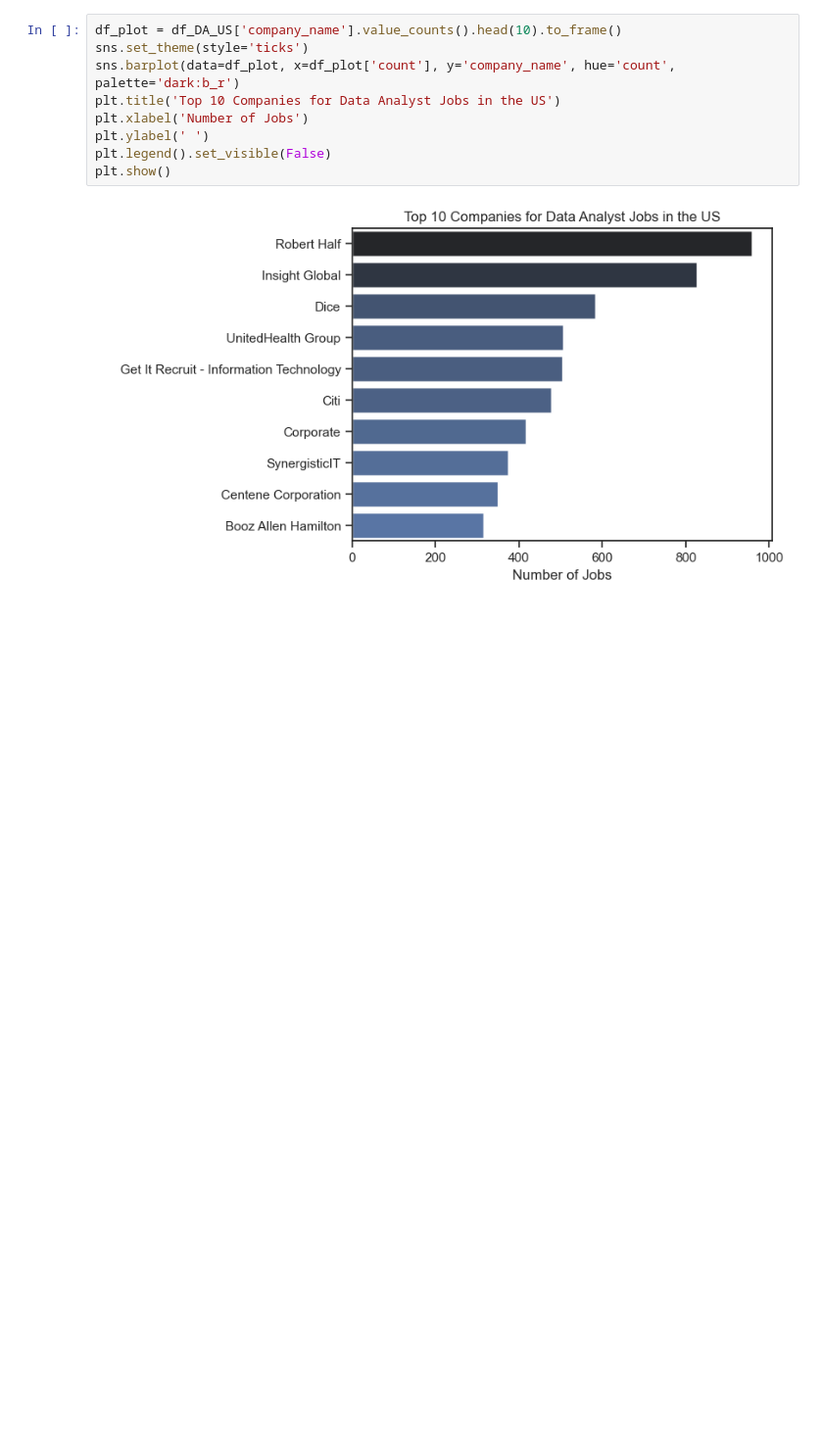
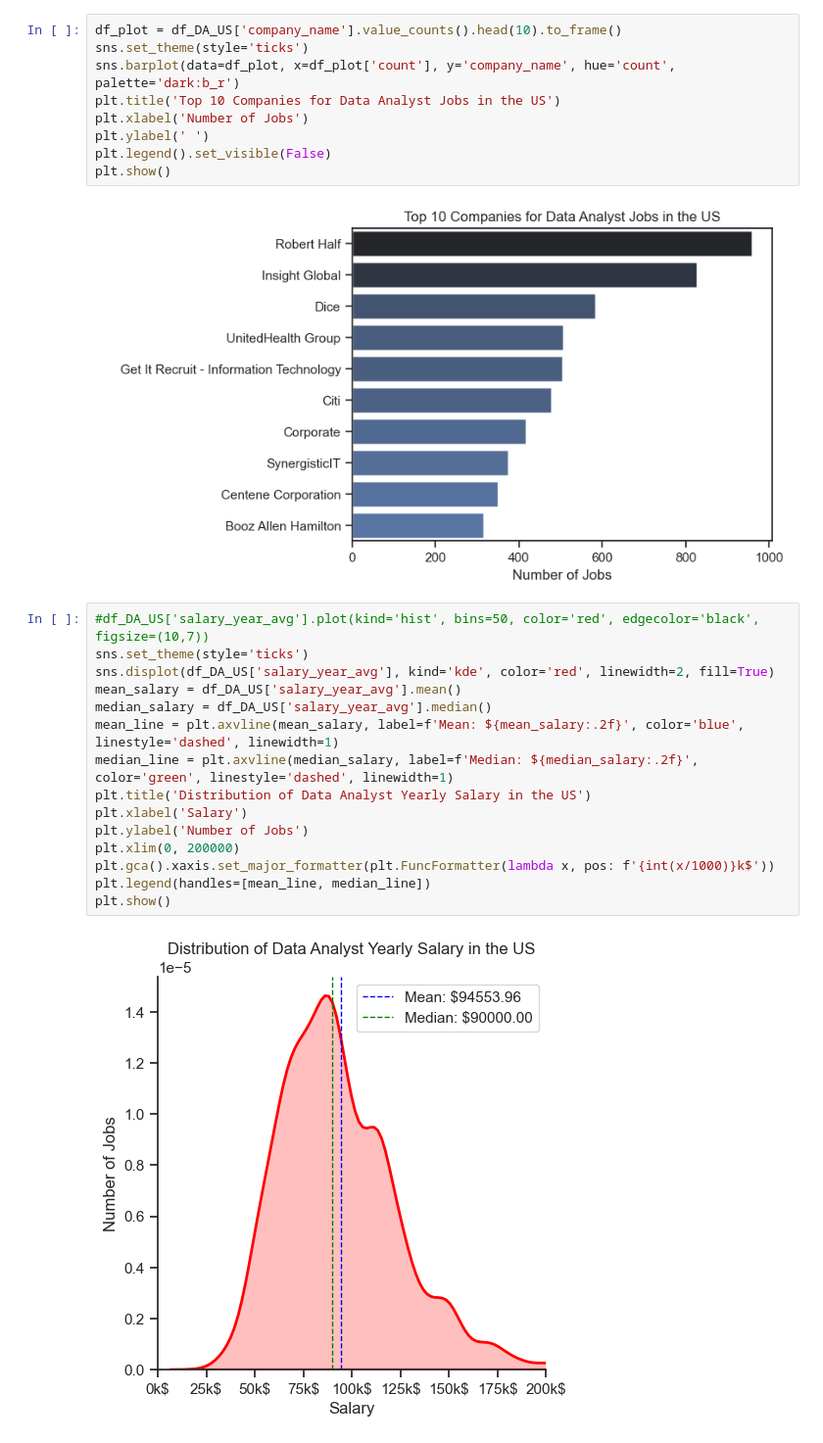
Before and after one commit to phanimoo/Python-Course, a Jupyter notebook: Python_Data_Project/3_Project/1_EDA_intro.ipynb, the cells around one changed output. Shown: that part at 98% size. Saved outputs shown, nothing was run; the diff lists cells and outputs as text; blank space fills up the shorter version.

Commit message:
add salary dist

```diff
--- a/Python_Data_Project/3_Project/1_EDA_intro.ipynb
+++ b/Python_Data_Project/3_Project/1_EDA_intro.ipynb
@@ -72,3 +72,20 @@ plt.legend().set_visible(False)
 plt.show()
 # %% [output]
 [figure]
+# %%
+#df_DA_US['salary_year_avg'].plot(kind='hist', bins=50, color='red', edgecolor='black', figsize=(10,7))
+sns.set_theme(style='ticks')
+sns.displot(df_DA_US['salary_year_avg'], kind='kde', color='red', linewidth=2, fill=True)
+mean_salary = df_DA_US['salary_year_avg'].mean()
+median_salary = df_DA_US['salary_year_avg'].median()
+mean_line = plt.axvline(mean_salary, label=f'Mean: ${mean_salary:.2f}', color='blue', linestyle='dashed', linewidth=1)
+median_line = plt.axvline(median_salary, label=f'Median: ${median_salary:.2f}', color='green', linestyle='dashed', linewidth=1)
+plt.title('Distribution of Data Analyst Yearly Salary in the US')
+plt.xlabel('Salary')
+plt.ylabel('Number of Jobs')
+plt.xlim(0, 200000)
+plt.gca().xaxis.set_major_formatter(plt.FuncFormatter(lambda x, pos: f'{int(x/1000)}k$'))
+plt.legend(handles=[mean_line, median_line])
+plt.show()
+# %% [output]
+[figure, added]
```
